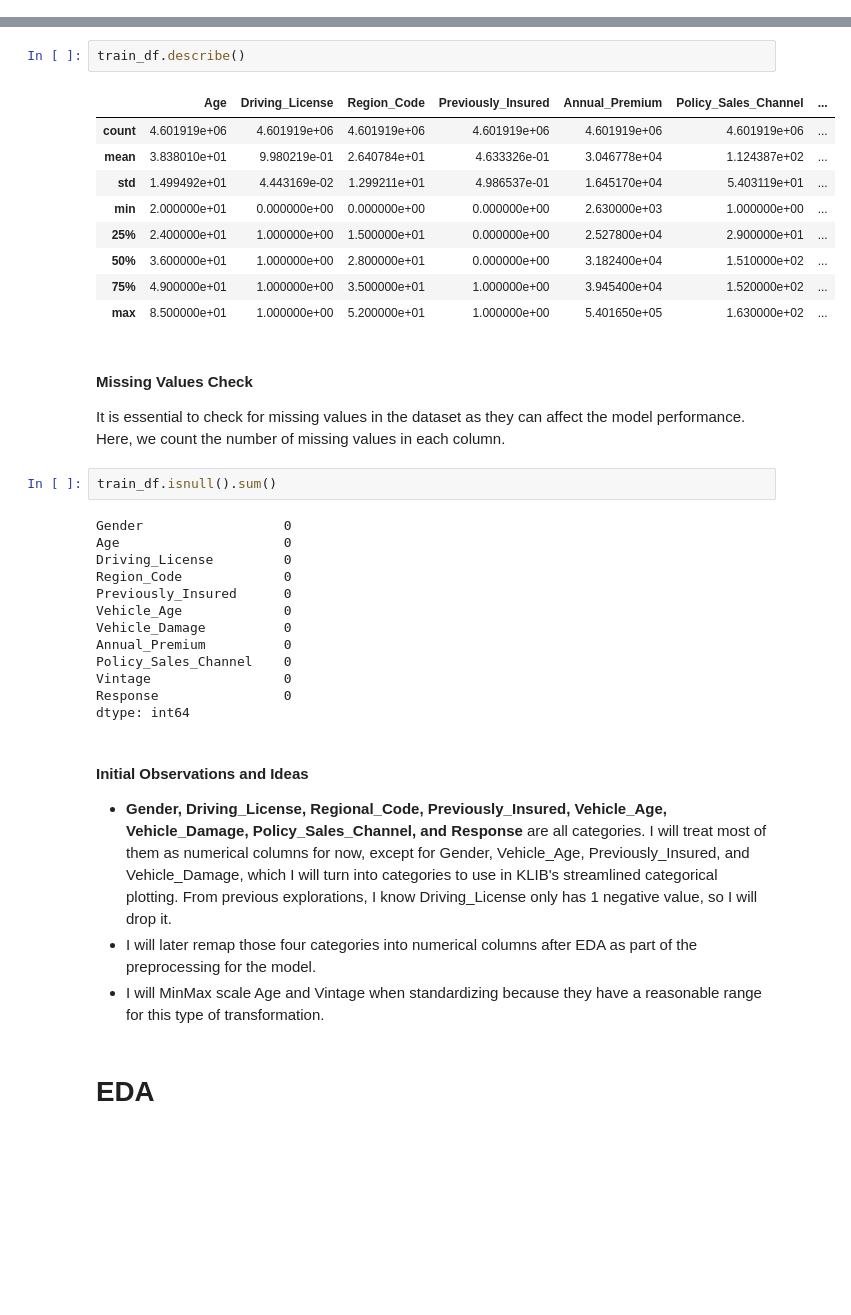
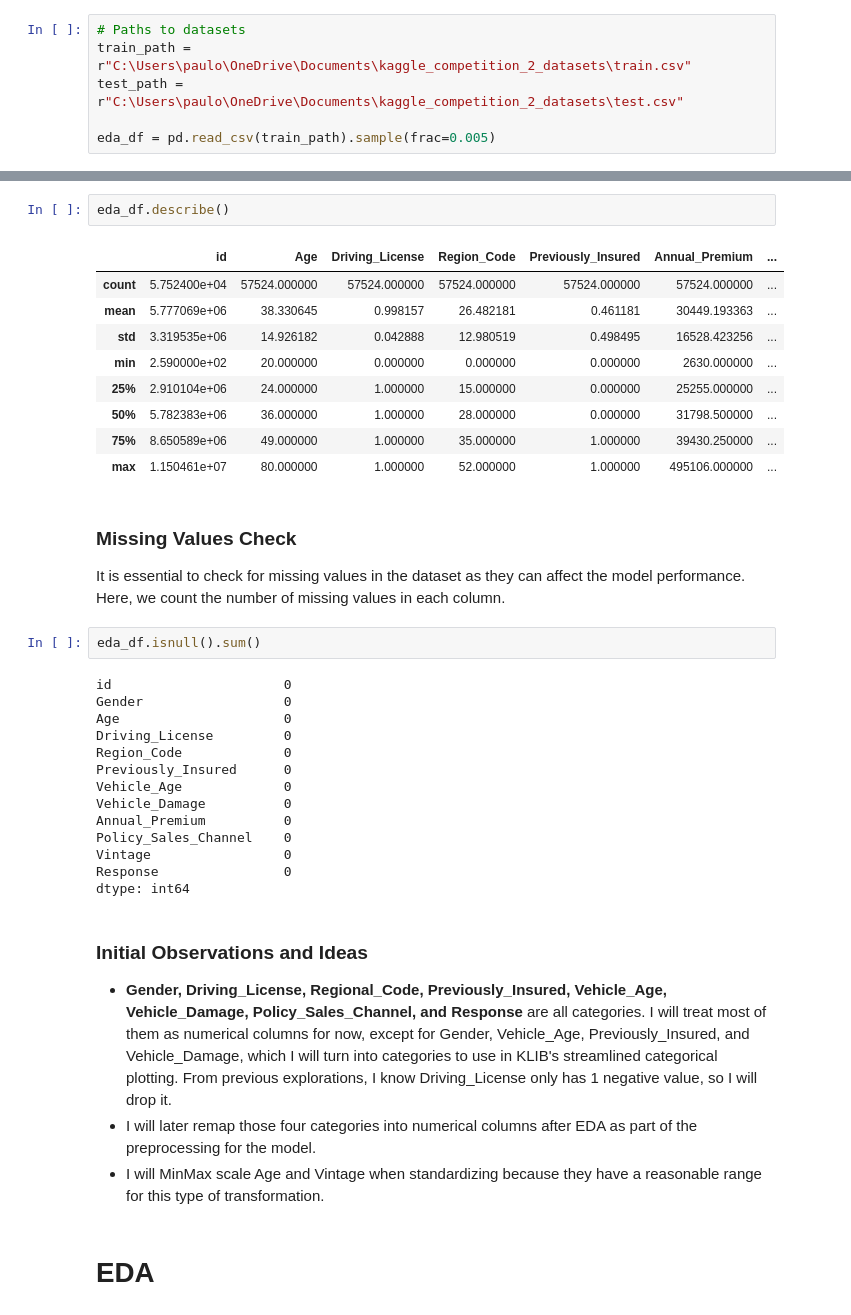
Before and after one commit to pauloarayasantiago/portafolio, a Jupyter notebook: Binary-Classification-of-Insurance-Cross-Selling/portafolio_version.ipynb, the cells around one changed output, grey strips where cells are left out. Cells and saved outputs as stored; diff of their text form; blank space fills up the shorter version.

```diff
--- a/Binary-Classification-of-Insurance-Cross-Selling/portafolio_version.ipynb
+++ b/Binary-Classification-of-Insurance-Cross-Selling/portafolio_version.ipynb
@@ -64 +63,7 @@ train_df = pd.concat([X_sample, y_sample], axis=1)
+# %%
+# Paths to datasets
+train_path = r"C:\Users\paulo\OneDrive\Documents\kaggle_competition_2_datasets\train.csv"
+test_path = r"C:\Users\paulo\OneDrive\Documents\kaggle_competition_2_datasets\test.csv"
+
+eda_df = pd.read_csv(train_path).sample(frac=0.005)
 # %% [markdown]
@@ -102,23 +105,23 @@ memory usage: 421.3+ MB
 We use the `describe` method to generate summary statistics for the numerical columns in the dataset. This provides insights into the central tendency, dispersion, and shape of the dataset’s distribution.
 # %%
-train_df.describe()
+eda_df.describe()
 # %% [output]
-|  | Age | Driving_License | Region_Code | Previously_Insured | Annual_Premium | Policy_Sales_Channel | ... |
-| count | 4.601919e+06 | 4.601919e+06 | 4.601919e+06 | 4.601919e+06 | 4.601919e+06 | 4.601919e+06 | ... |
-| mean | 3.838010e+01 | 9.980219e-01 | 2.640784e+01 | 4.633326e-01 | 3.046778e+04 | 1.124387e+02 | ... |
-| std | 1.499492e+01 | 4.443169e-02 | 1.299211e+01 | 4.986537e-01 | 1.645170e+04 | 5.403119e+01 | ... |
-| min | 2.000000e+01 | 0.000000e+00 | 0.000000e+00 | 0.000000e+00 | 2.630000e+03 | 1.000000e+00 | ... |
-| 25% | 2.400000e+01 | 1.000000e+00 | 1.500000e+01 | 0.000000e+00 | 2.527800e+04 | 2.900000e+01 | ... |
-| 50% | 3.600000e+01 | 1.000000e+00 | 2.800000e+01 | 0.000000e+00 | 3.182400e+04 | 1.510000e+02 | ... |
-| 75% | 4.900000e+01 | 1.000000e+00 | 3.500000e+01 | 1.000000e+00 | 3.945400e+04 | 1.520000e+02 | ... |
-| max | 8.500000e+01 | 1.000000e+00 | 5.200000e+01 | 1.000000e+00 | 5.401650e+05 | 1.630000e+02 | ... |
+|  | id | Age | Driving_License | Region_Code | Previously_Insured | Annual_Premium | ... |
+| count | 5.752400e+04 | 57524.000000 | 57524.000000 | 57524.000000 | 57524.000000 | 57524.000000 | ... |
+| mean | 5.777069e+06 | 38.330645 | 0.998157 | 26.482181 | 0.461181 | 30449.193363 | ... |
+| std | 3.319535e+06 | 14.926182 | 0.042888 | 12.980519 | 0.498495 | 16528.423256 | ... |
+| min | 2.590000e+02 | 20.000000 | 0.000000 | 0.000000 | 0.000000 | 2630.000000 | ... |
+| 25% | 2.910104e+06 | 24.000000 | 1.000000 | 15.000000 | 0.000000 | 25255.000000 | ... |
+| 50% | 5.782383e+06 | 36.000000 | 1.000000 | 28.000000 | 0.000000 | 31798.500000 | ... |
+| 75% | 8.650589e+06 | 49.000000 | 1.000000 | 35.000000 | 1.000000 | 39430.250000 | ... |
+| max | 1.150461e+07 | 80.000000 | 1.000000 | 52.000000 | 1.000000 | 495106.000000 | ... |
 # %% [markdown]
-#### Missing Values Check
-
+### Missing Values Check
 It is essential to check for missing values in the dataset as they can affect the model performance. Here, we count the number of missing values in each column.
 # %%
-train_df.isnull().sum()
+eda_df.isnull().sum()
 # %% [output]
+id                      0
 Gender                  0
 Age                     0
 Driving_License         0
@@ -132,7 +135,7 @@ Vintage                 0
 Response                0
 dtype: int64
 # %% [markdown]
-#### Initial Observations and Ideas
+### Initial Observations and Ideas
 
 - **Gender, Driving_License, Regional_Code, Previously_Insured, Vehicle_Age, Vehicle_Damage, Policy_Sales_Channel, and Response** are all categories. I will treat most of them as numerical columns for now, except for Gender, Vehicle_Age, Previously_Insured, and Vehicle_Damage, which I will turn into categories to use in KLIB's streamlined categorical plotting. From previous explorations, I know Driving_License only has 1 negative value, so I will drop it.
 - I will later remap those four categories into numerical columns after EDA as part of the preprocessing for the model.
```
Also changed, not shown: parts of 98 cells of this notebook.
